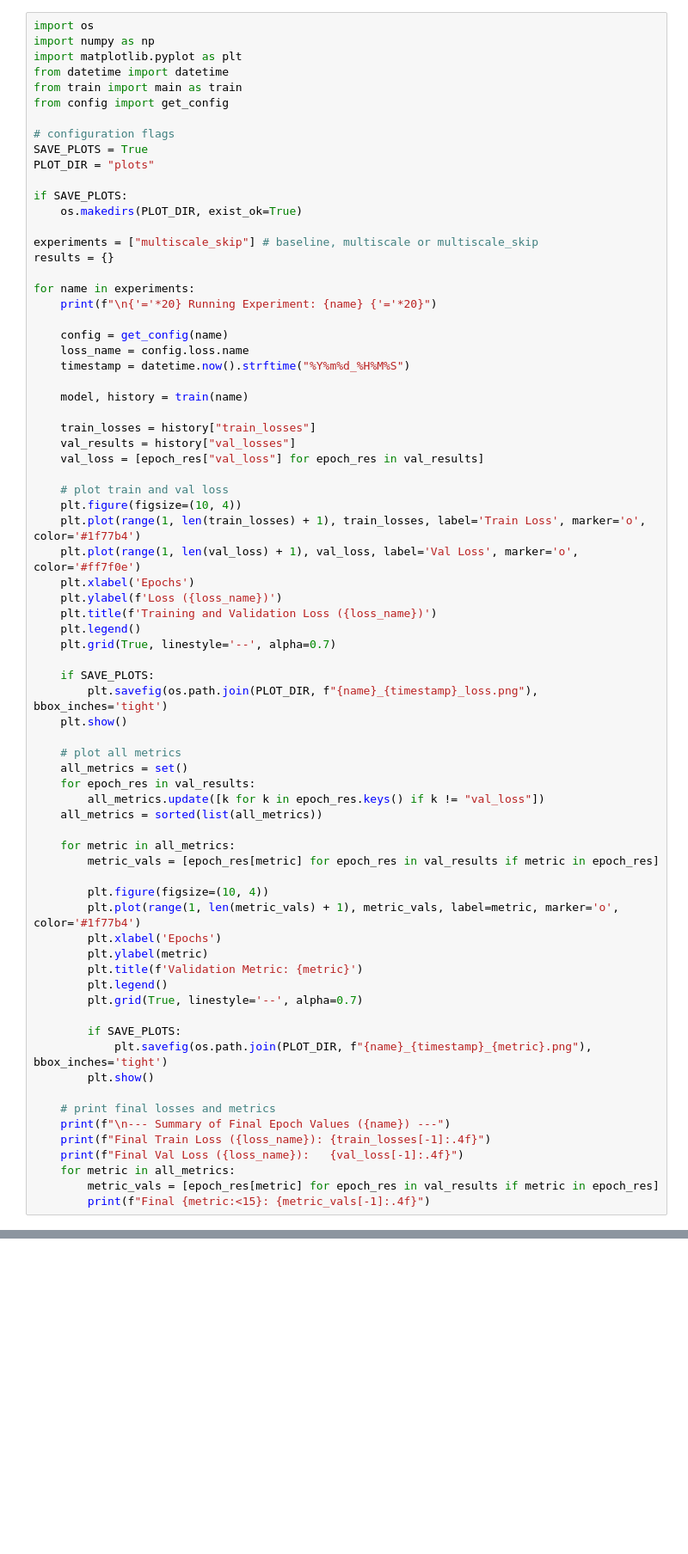
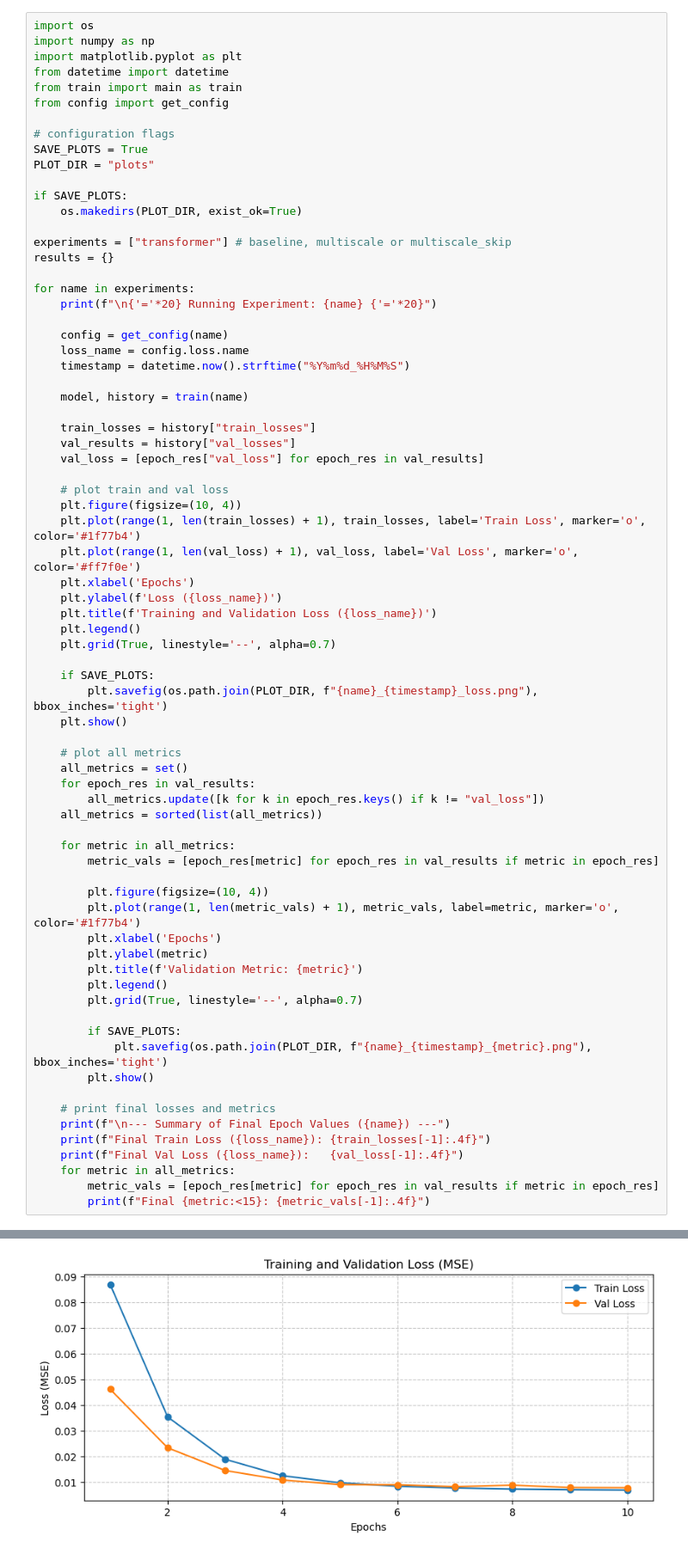
Before and after one commit to Roncooo/NNDL_Vision-Based-Saliency-Prediction, a Jupyter notebook: run.ipynb, the cells around one changed output, grey strips where cells are left out. Shown at 86% size. Saved outputs shown, nothing was run; the diff lists cells and outputs as text; blank space fills up the shorter version.

```diff
--- a/run.ipynb
+++ b/run.ipynb
@@ -21,7 +21,7 @@ PLOT_DIR = "plots"
 if SAVE_PLOTS:
     os.makedirs(PLOT_DIR, exist_ok=True)
 
-experiments = ["multiscale_skip"] # baseline, multiscale or multiscale_skip
+experiments = ["transformer"] # baseline, multiscale or multiscale_skip
 results = {}
 
 for name in experiments:
@@ -124,0 +128 @@ Train Loss: 0.0084 | Val Loss: 0.0101 | PCC: 0.8475 | JSS: 0.8942 | MSE: 0.0101
+[figure, added]
```
Also changed, not shown: parts of 1 cell of this notebook, 8 other files.
